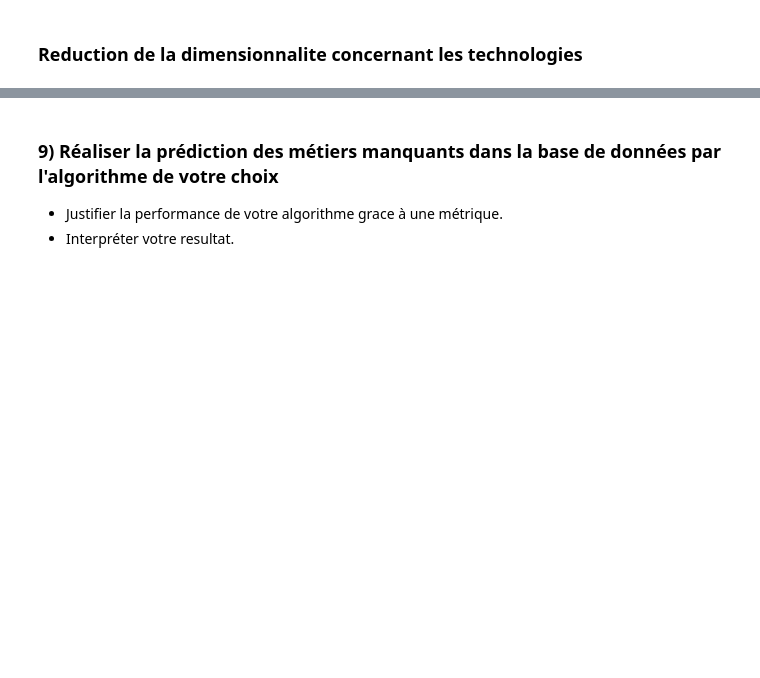
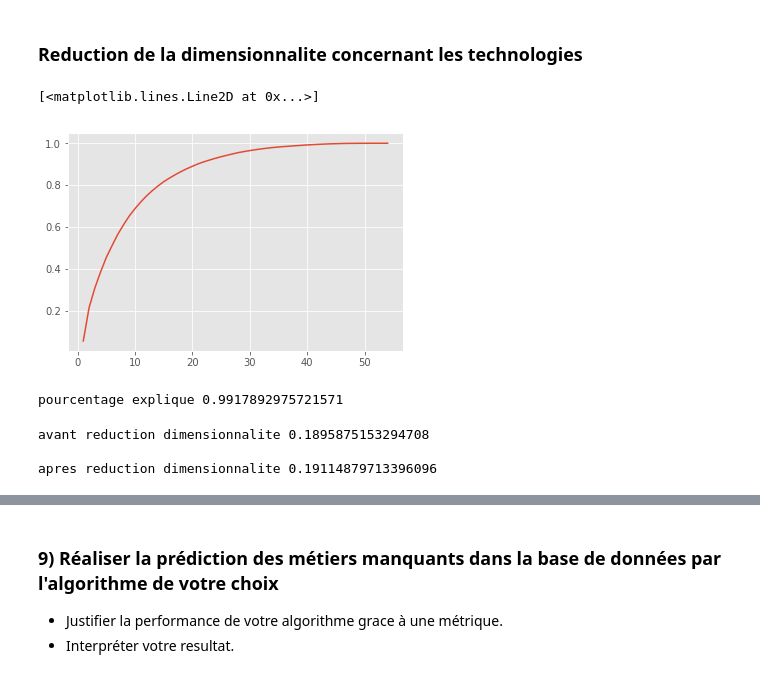
Before and after one commit to AngeKouame/AGILA-DATASET, a Jupyter notebook: Test_Technique_ML.ipynb, the cells around one changed output, grey strips where cells are left out. Cells and saved outputs as stored; diff of their text form; code cells hidden in the pictures; blank space fills up the shorter version.

```diff
--- a/Test_Technique_ML.ipynb
+++ b/Test_Technique_ML.ipynb
@@ -413,6 +431,8 @@ ange
 from sklearn.preprocessing import MultiLabelBinarizer
 
 mlb = MultiLabelBinarizer()
-software_maitrise = pd.DataFrame(mlb.fit_transform(df.Technologies.str.split('/')),columns=mlb.classes_, index=df.index)
-software_maitrise = software_maitrise.drop('',axis=1)#element non desire issu du split
-#software_maitrise = np.asarray(software_maitrise)
+technologie_reelle = pd.DataFrame(mlb.fit_transform(df.Technologies_reelles.str.split('/')),columns=mlb.classes_, index=df.index)
+technologie_reelle = technologie_reelle.drop('',axis=1)#element non desire issu du split
+metiers = pd.get_dummies(df.Metier)
+experiences = pd.get_dummies(df.Exp_label)
+profil_technique = pd.concat([technologie_reelle, metiers, experiences], axis=1)
@@ -435,19 +445,24 @@ dataset_of_clustering = np.concatenate((software_maitrise, job_experiences, dipl
 # %%
 from sklearn.decomposition import TruncatedSVD
 
 percentage_variance_explained = []
-for elt in range(1,dataset_of_clustering.shape[1]):
+for elt in range(1,profil_technique.shape[1]):
     tsvd = TruncatedSVD(n_components=elt)
-    X =  tsvd.fit(dataset_of_clustering).transform(dataset_of_clustering)
+    X =  tsvd.fit(profil_technique).transform(profil_technique)
     percentage_variance_explained.append(tsvd.explained_variance_ratio_[0:elt].sum())
 
-plt.plot(list(range(1, dataset_of_clustering.shape[1])), percentage_variance_explained)
+plt.plot(list(range(1, profil_technique.shape[1])), percentage_variance_explained)
+# %% [output]
+[<matplotlib.lines.Line2D at 0x...>]
+[figure, added]
 # %%
 from sklearn.decomposition import TruncatedSVD
 
 tsvd = TruncatedSVD(n_components=40)
-software_maitrise_to_take =  tsvd.fit(dataset_of_clustering).transform(dataset_of_clustering)
+software_maitrise_to_take =  tsvd.fit(profil_technique).transform(profil_technique)
 print('pourcentage explique {} \n'.format(tsvd.explained_variance_ratio_[0:40].sum()))
+# %% [output]
+pourcentage explique 0.9917892975721571
 # %%
 from sklearn import metrics
 from sklearn.cluster import KMeans, AffinityPropagation, AgglomerativeClustering
@@ -474,0 +473,14 @@ df.head()
+# %%
+kmeans = KMeans(init='k-means++', n_clusters=2, n_init=10)
+preds = kmeans.fit_predict(profil_technique)
+clustering_validity = silhouette_score(profil_technique, preds)
+print('avant reduction dimensionnalite {} \n'.format(clustering_validity))
+
+kmeans2 = KMeans(init='k-means++', n_clusters=2, n_init=10)
+preds2 = kmeans.fit_predict(software_maitrise_to_take)
+clustering_validity2 = silhouette_score(software_maitrise_to_take, preds2)
+print('apres reduction dimensionnalite {} \n'.format(clustering_validity2))
+# %% [output]
+avant reduction dimensionnalite 0.1895875153294708
+
+apres reduction dimensionnalite 0.19114879713396096
```
Also changed, not shown: parts of 56 cells of this notebook.
